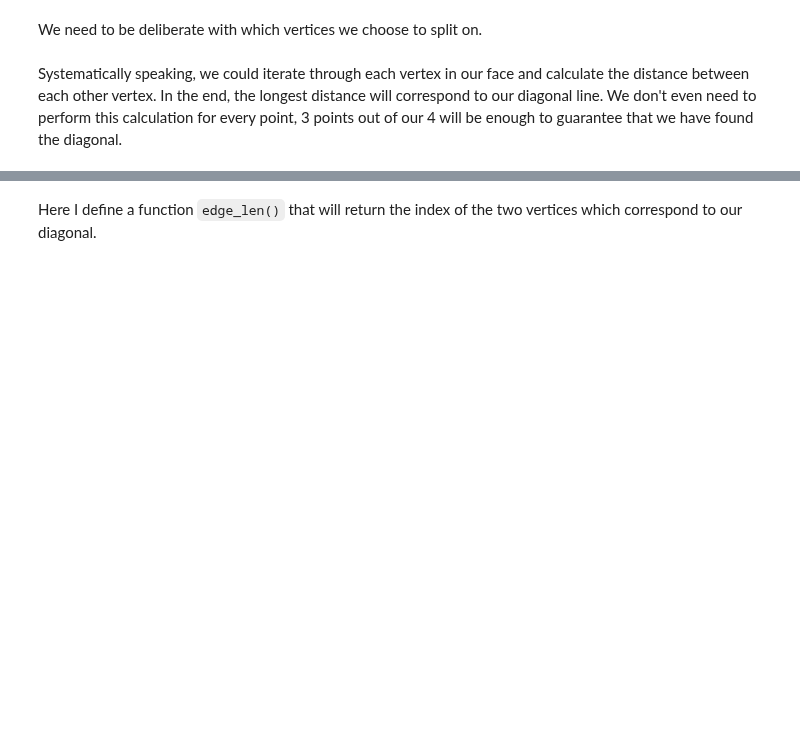
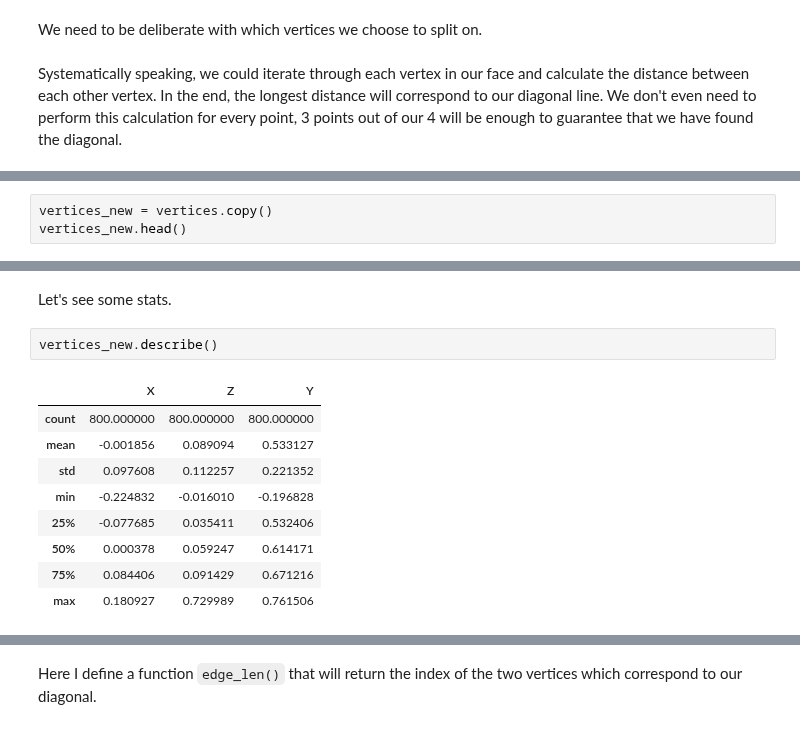
Before and after one commit to suryashch/3d_modelling, a Jupyter notebook: reducing-mesh-density/notebooks/obj-eda.ipynb, the cells around one changed output, grey strips where cells are left out. Drawn from its saved outputs; the diff is of its cells as text; blank space fills up the shorter version.

```diff
--- a/reducing-mesh-density/notebooks/obj-eda.ipynb
+++ b/reducing-mesh-density/notebooks/obj-eda.ipynb
@@ -324,0 +327,3 @@ Systematically speaking, we could iterate through each vertex in our face and ca
+# %%
+vertices_new = vertices.copy()
+vertices_new.head()
@@ -324,0 +337,14 @@ Systematically speaking, we could iterate through each vertex in our face and ca
+# %% [markdown]
+Let's see some stats.
+# %%
+vertices_new.describe()
+# %% [output]
+|  | X | Z | Y |
+| count | 800.000000 | 800.000000 | 800.000000 |
+| mean | -0.001856 | 0.089094 | 0.533127 |
+| std | 0.097608 | 0.112257 | 0.221352 |
+| min | -0.224832 | -0.016010 | -0.196828 |
+| 25% | -0.077685 | 0.035411 | 0.532406 |
+| 50% | 0.000378 | 0.059247 | 0.614171 |
+| 75% | 0.084406 | 0.091429 | 0.671216 |
+| max | 0.180927 | 0.729989 | 0.761506 |
```
Also changed, not shown: parts of 9 cells of this notebook.
